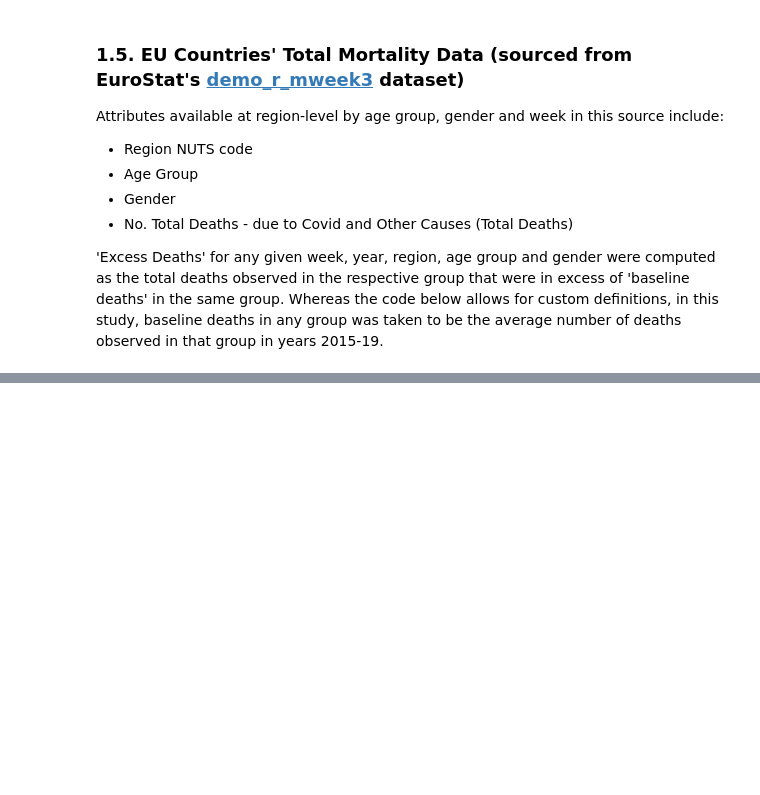
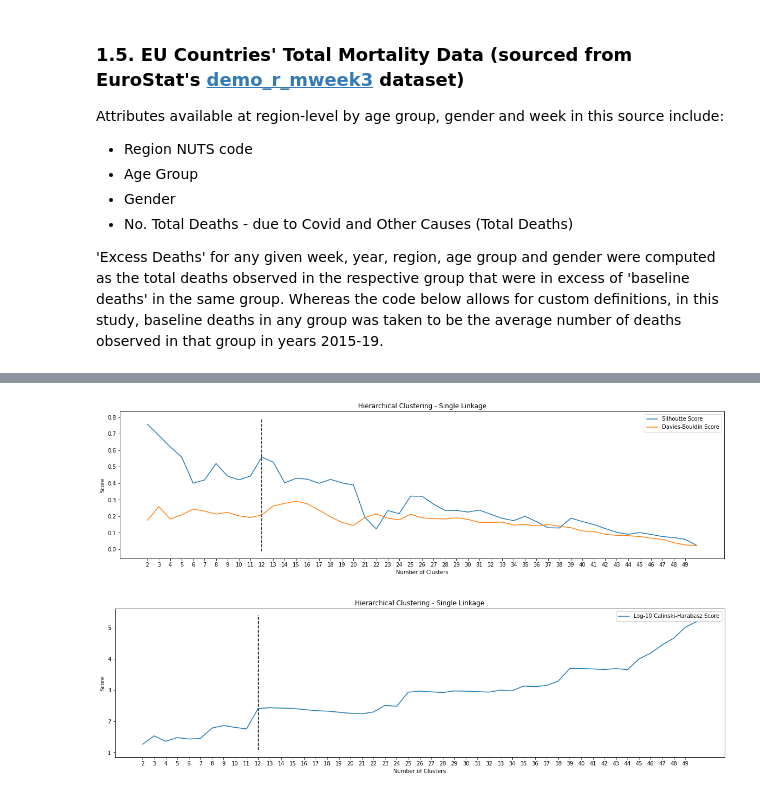
Before and after one commit to hckiang/covid19-proj-kmhhss, a Jupyter notebook: Shashi/Appendix.ipynb, the cells around one changed output, grey strips where cells are left out. Cells and saved outputs as stored; diff of their text form; code cells hidden in the pictures; blank space fills up the shorter version.

```diff
--- a/Shashi/Appendix.ipynb
+++ b/Shashi/Appendix.ipynb
@@ -1361,4 +1303,0 @@ plt.show()
-# %%
-region_clusters = pd.merge(region_clusters,
-    pd.DataFrame(dict(zip(reg_names, cluster_labels)).items(), columns = ['regions', 'hierarchical_cluster']),
-     on = 'regions', how = 'inner').set_index('regions')
@@ -1406,0 +1354,11 @@ plt.plot((region_clusters['population']['CZ042 - Ústí nad Labem'],
+# %%
+cluster_eval_df = pd.DataFrame.from_dict(cluster_eval, orient = 'index',
+                       columns = ['Method', 'Parameters', 'Silhoutte Score',
+                                  'Davies-Bouldin Score', 'Log-10 Calinski-Harabasz Score'])
+# %%
+single_hc = cluster_eval_df.loc[51:99, :].set_index(pd.Index(range(2,51)))
+complete_hc = cluster_eval_df.loc[100:148, :].set_index(pd.Index(range(2,51)))
+average_hc = cluster_eval_df.loc[149:197, :].set_index(pd.Index(range(2,51)))
+weighted_hc = cluster_eval_df.loc[198:246, :].set_index(pd.Index(range(2,51)))
+centroid_hc = cluster_eval_df.loc[247:295, :].set_index(pd.Index(range(2,51)))
+median_hc = cluster_eval_df.loc[296:, :].set_index(pd.Index(range(2,51)))
@@ -1406,0 +1372,19 @@ plt.plot((region_clusters['population']['CZ042 - Ústí nad Labem'],
+# %%
+ax = single_hc.iloc[:, 2:4].plot(figsize=(20,5), xticks=range(2, 50))
+ymin, ymax = ax.get_ylim()
+ax.vlines(x=12, ymin=ymin, ymax=ymax, colors = 'k', linestyles = 'dashed')
+plt.xlabel('Number of Clusters')
+plt.ylabel('Score')
+plt.title('Hierarchical Clustering - Single Linkage')
+plt.show()
+
+ax = single_hc.iloc[:, 4:5].plot(figsize=(20,5), xticks=range(2, 50))
+ymin, ymax = ax.get_ylim()
+ax.vlines(x=12, ymin=ymin, ymax=ymax, colors = 'k', linestyles = 'dashed')
+plt.xlabel('Number of Clusters')
+plt.ylabel('Score')
+plt.title('Hierarchical Clustering - Single Linkage')
+plt.show()
+# %% [output]
+[figure, added]
+[figure, added]
```
Also changed, not shown: parts of 94 cells of this notebook, 22 other files.
